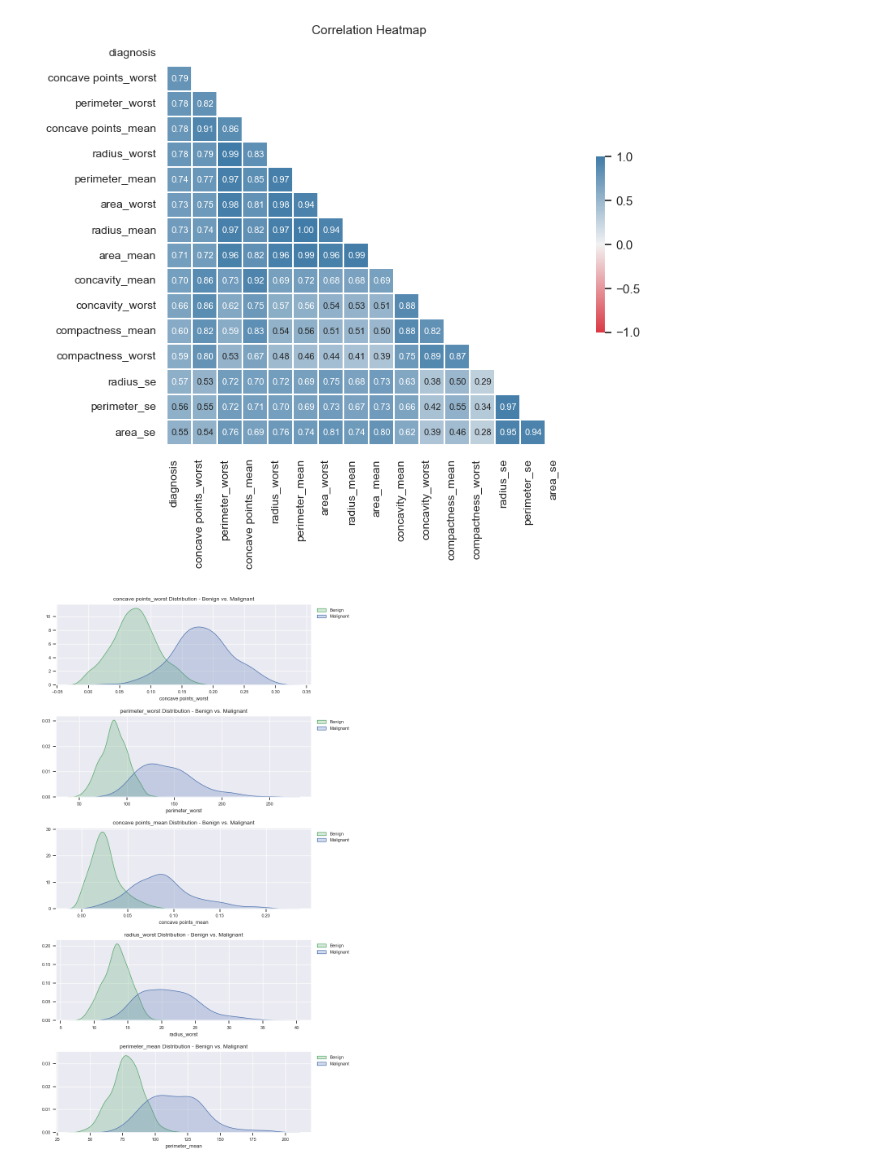
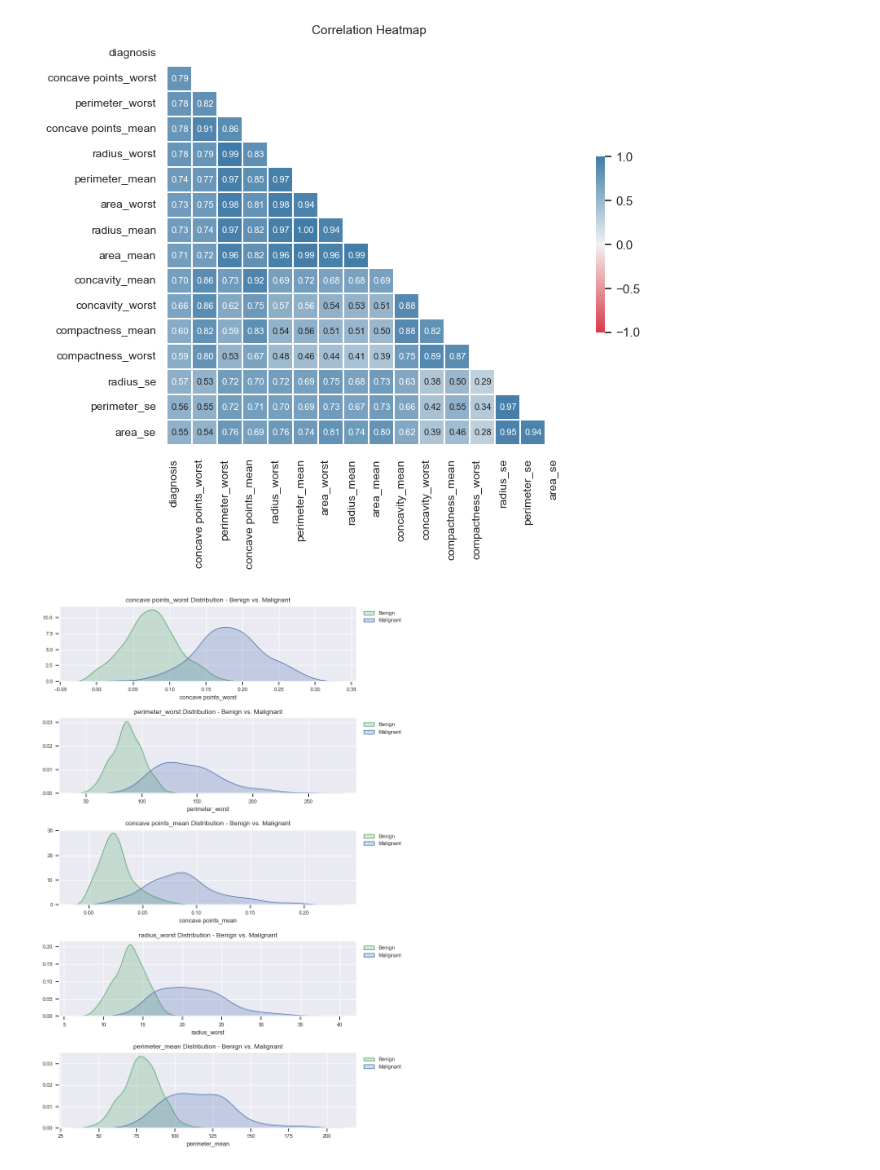
Before and after one commit to JV-Peluso/Breast_Cancer, a Jupyter notebook: BC_notebook.ipynb, the cells around one changed output. Saved outputs shown, nothing was run; the diff lists cells and outputs as text; code cells hidden in the pictures.

```diff
--- a/BC_notebook.ipynb
+++ b/BC_notebook.ipynb
@@ -409,16 +418,16 @@ plt.show()
 [figure]
 # %%
 # Create figure and data, call plot KDE function
-fig1 = plt.figure(figsize=(8,14))
+fig1 = plt.figure(figsize=(8,12))
 pg.setStyle('darkgrid')
 lstLbl = ['Benign', 'Malignant']
 lstKDE = corrDF['Feature'][1:6].to_list()
 for i in range(len(lstKDE)):
     pg.plotKDE(fig1.add_subplot(5,1,i+1), 'Distribution - Benign vs. Malignant',
                [df.loc[(df['diagnosis'] == 0), lstKDE[i]],
                 df.loc[(df['diagnosis'] == 1), lstKDE[i]]], lstKDE[i],
                lstLbl, colors = [plotColor[1], plotColor[0]], legLoc = [1.165,1],
                legFS = 8, titleFS = 10)
 plt.show()
 # %% [output]
-[figure, old version]
+[figure, new version]
```
Also changed, not shown: parts of 35 cells of this notebook.
